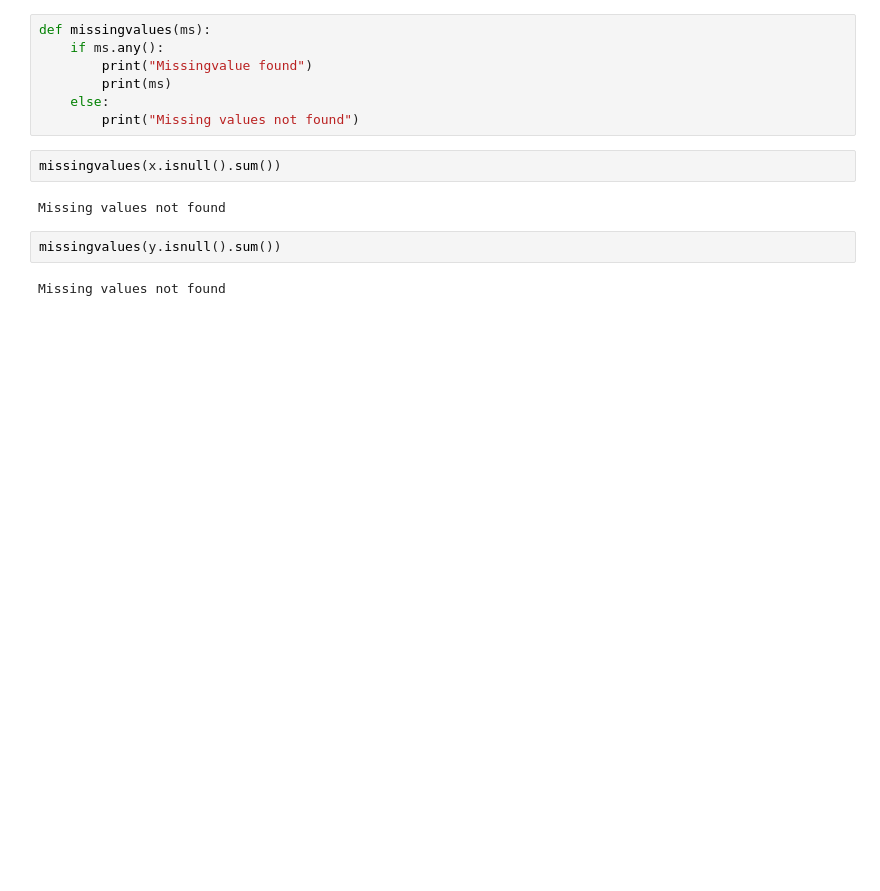
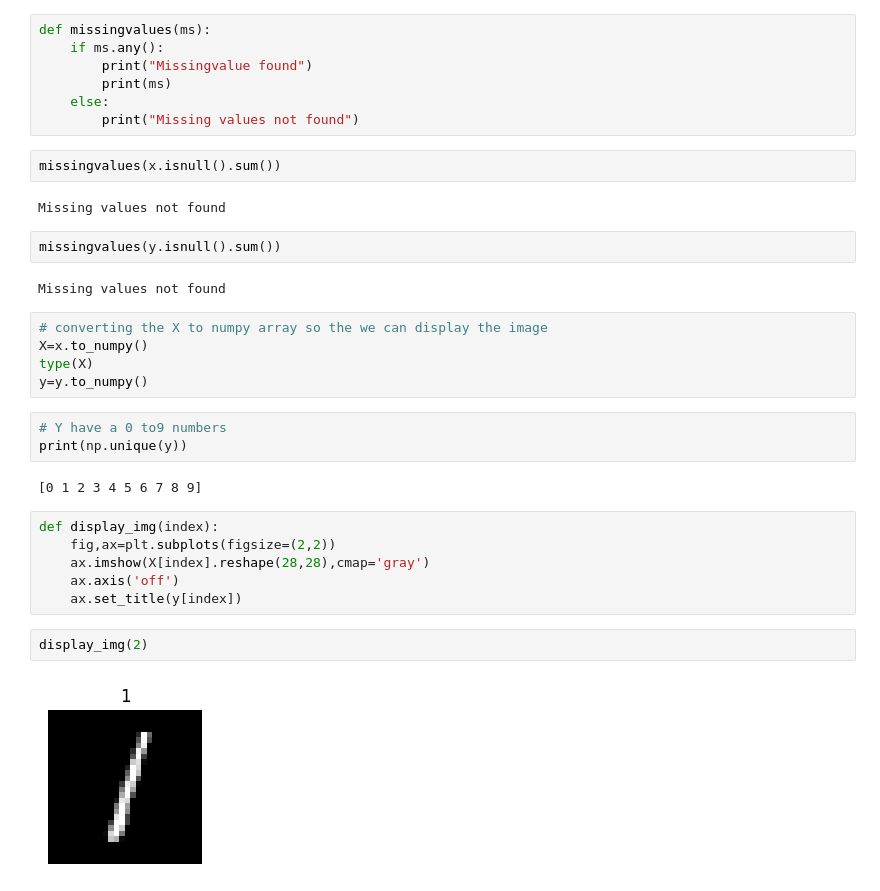
Before and after one commit to Seetharamanrs/Handwriting-Recognition, a Jupyter notebook: Notebook/Notebook.ipynb, the cells around one changed output. Drawn from its saved outputs; the diff is of its cells as text; blank space fills up the shorter version.

```diff
--- a/Notebook/Notebook.ipynb
+++ b/Notebook/Notebook.ipynb
@@ -34,3 +37,23 @@ Missing values not found
 missingvalues(y.isnull().sum())
 # %% [output]
 Missing values not found
+# %%
+# converting the X to numpy array so the we can display the image
+X=x.to_numpy()
+type(X)
+y=y.to_numpy()
+# %%
+# Y have a 0 to9 numbers
+print(np.unique(y))
+# %% [output]
+[0 1 2 3 4 5 6 7 8 9]
+# %%
+def display_img(index):
+    fig,ax=plt.subplots(figsize=(2,2))
+    ax.imshow(X[index].reshape(28,28),cmap='gray')
+    ax.axis('off')
+    ax.set_title(y[index])
+# %%
+display_img(2)
+# %% [output]
+[figure, added]
```
Also changed, not shown: parts of 13 cells of this notebook.
